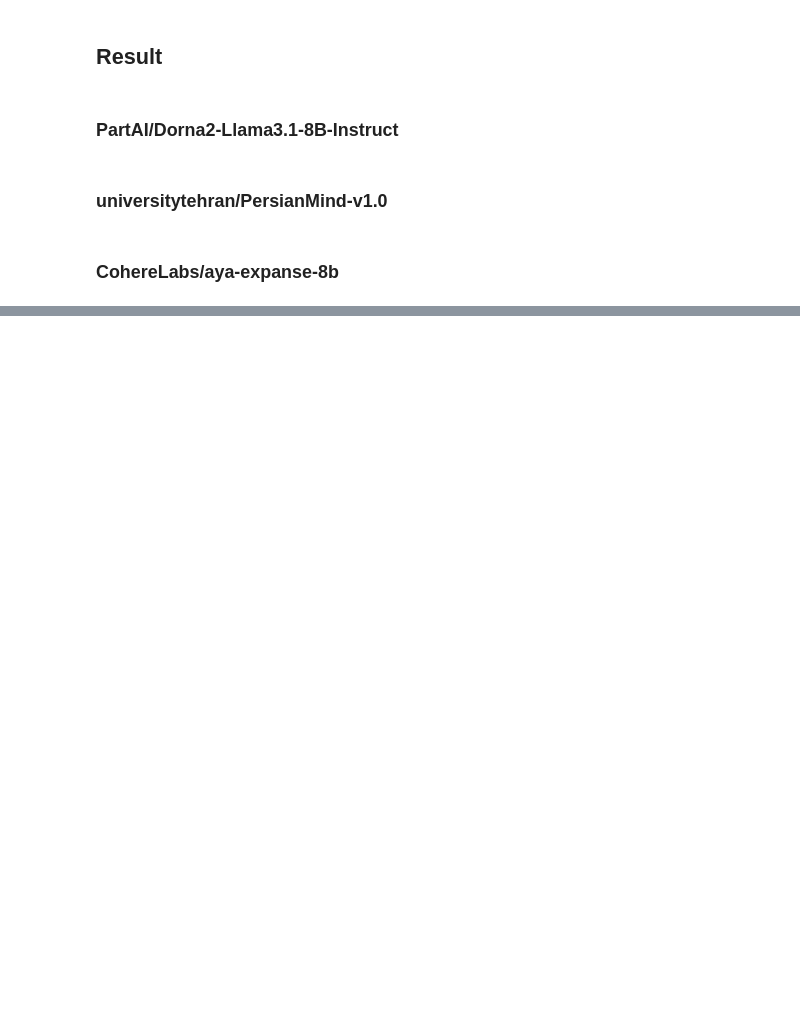
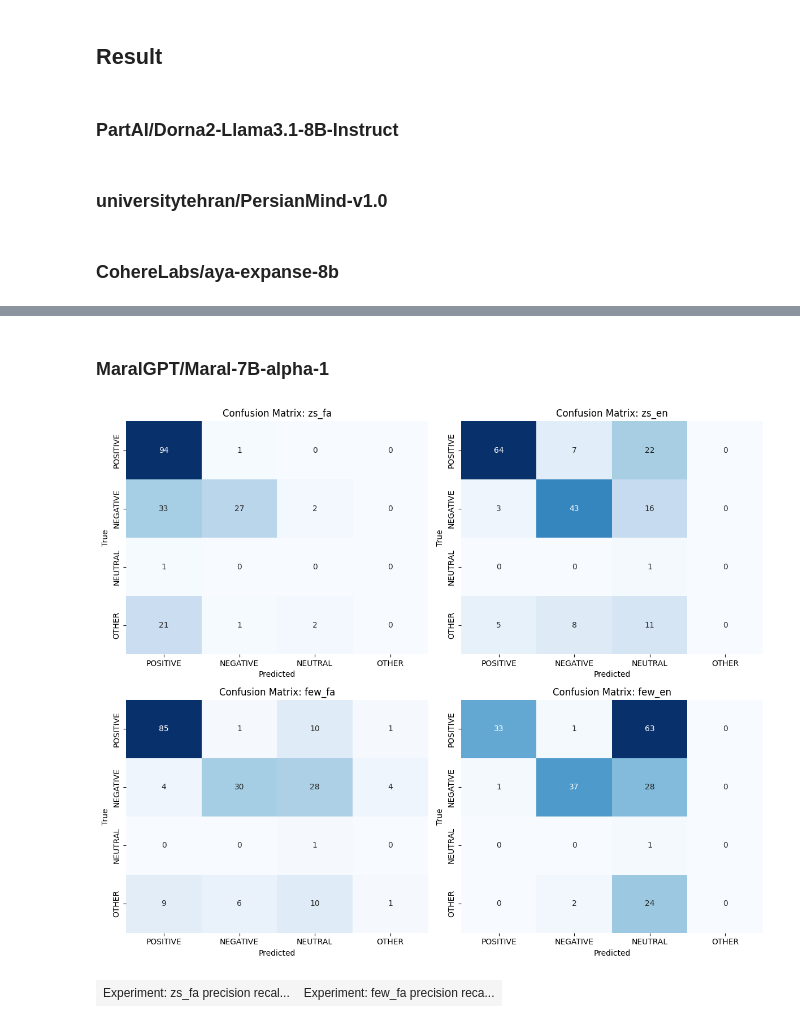
Before and after one commit to shayantabatabaee/llm-sentiment-analysis, a Jupyter notebook: llm-sentiment-analysis.ipynb, the cells around one changed output, grey strips where cells are left out. Drawn from its saved outputs; the diff is of its cells as text; code cells hidden in the pictures; blank space fills up the shorter version.

Commit message:
Maral 7b

```diff
--- a/llm-sentiment-analysis.ipynb
+++ b/llm-sentiment-analysis.ipynb
@@ -442,0 +391,2 @@ model_3_result.head(20)
+# %%
+model_4_result = sub_df.copy()
@@ -544,0 +527,2 @@ show_metrics_grid(model_3_result)
+# %% [markdown]
+### MaralGPT/Maral-7B-alpha-1
@@ -544,0 +531,8 @@ show_metrics_grid(model_3_result)
+# %%
+plot_confusion_matrix(model_4_result)
+# %% [output]
+[figure, added]
+# %%
+show_metrics_grid(model_4_result)
+# %% [output]
+| Experiment: zs_fa precision recal... | Experiment: few_fa precision reca... |
```
Also changed, not shown: parts of 14 cells of this notebook.
